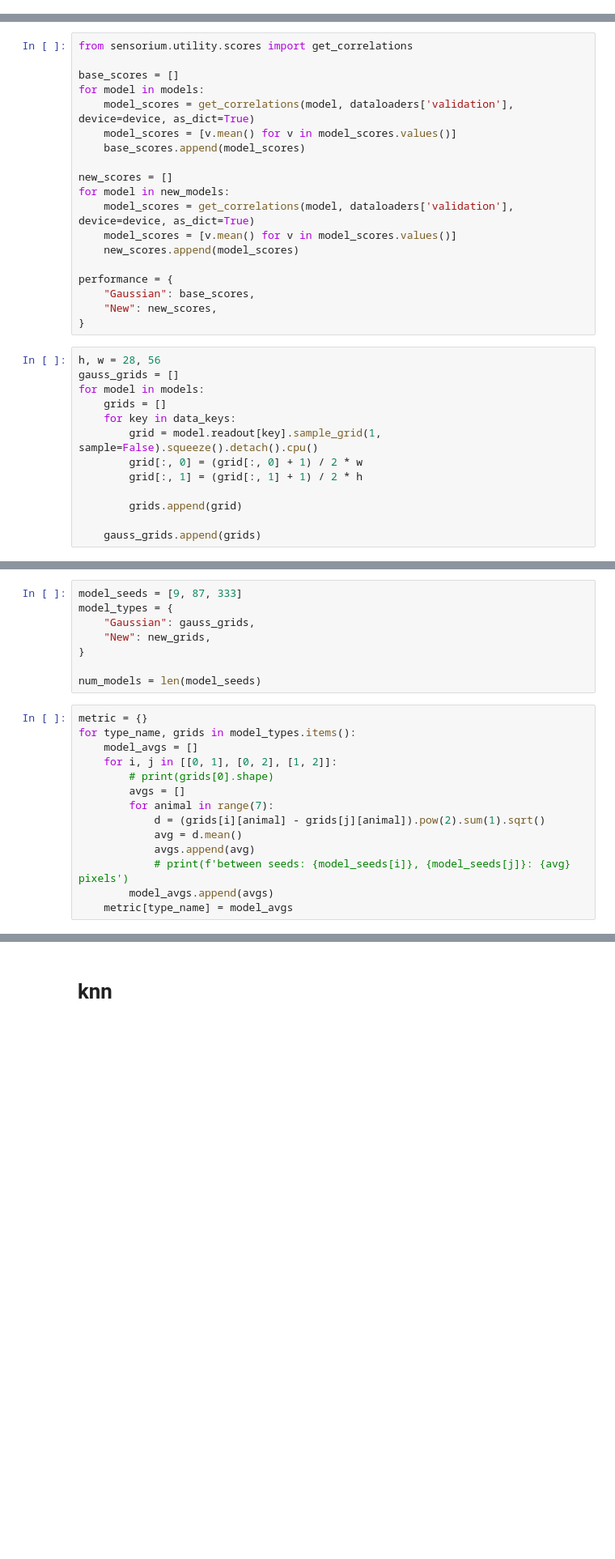
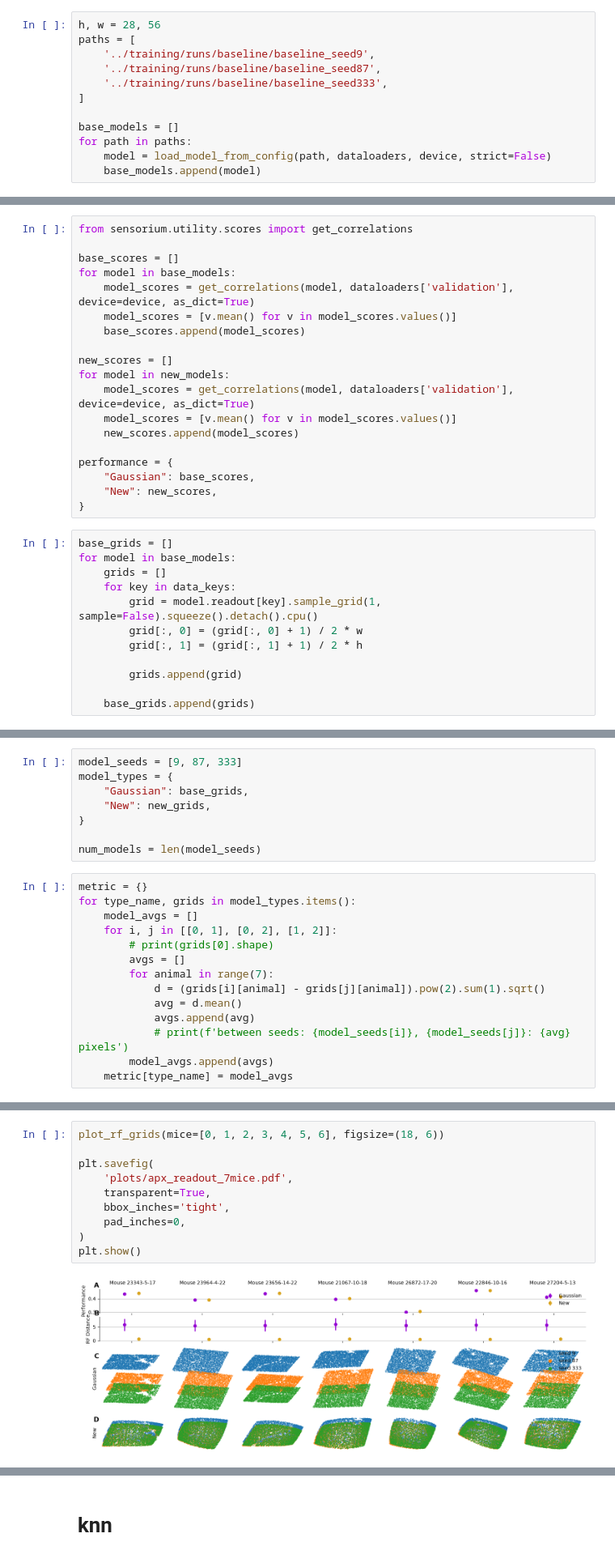
Before and after one commit to NathanSoeding/sensorium, a Jupyter notebook: analysis/paper_plots.ipynb, the cells around one changed output, grey strips where cells are left out. Shown at 81% size. Cells and saved outputs as stored; diff of their text form; blank space fills up the shorter version.

```diff
--- a/analysis/paper_plots.ipynb
+++ b/analysis/paper_plots.ipynb
@@ -420,0 +410,12 @@ plt.show()
+# %%
+h, w = 28, 56
+paths = [
+    '../training/runs/baseline/baseline_seed9',
+    '../training/runs/baseline/baseline_seed87',
+    '../training/runs/baseline/baseline_seed333',
+]
+
+base_models = []
+for path in paths:
+    model = load_model_from_config(path, dataloaders, device, strict=False)
+    base_models.append(model)
@@ -437,7 +442,7 @@ Passed `batch_norm_scale` as an iterable, ignoring `final_batchnorm_scale`.
 from sensorium.utility.scores import get_correlations
 
 base_scores = []
-for model in models:
+for model in base_models:
     model_scores = get_correlations(model, dataloaders['validation'], device=device, as_dict=True)
     model_scores = [v.mean() for v in model_scores.values()]
     base_scores.append(model_scores)
@@ -453,9 +458,8 @@ performance = {
     "New": new_scores,
 }
 # %%
-h, w = 28, 56
-gauss_grids = []
-for model in models:
+base_grids = []
+for model in base_models:
     grids = []
     for key in data_keys:
         grid = model.readout[key].sample_grid(1, sample=False).squeeze().detach().cpu()
@@ -464,7 +468,7 @@ for model in models:
 
         grids.append(grid)
 
-    gauss_grids.append(grids)
+    base_grids.append(grids)
 # %%
 new_grids = []
 for model in new_models:
@@ -488,7 +492,7 @@ for model in new_models:
 # %%
 model_seeds = [9, 87, 333]
 model_types = {
-    "Gaussian": gauss_grids,
+    "Gaussian": base_grids,
     "New": new_grids,
 }
 
@@ -676,0 +686,12 @@ plt.show()
+# %%
+plot_rf_grids(mice=[0, 1, 2, 3, 4, 5, 6], figsize=(18, 6))
+
+plt.savefig(
+    'plots/apx_readout_7mice.pdf',
+    transparent=True,
+    bbox_inches='tight',
+    pad_inches=0,
+)
+plt.show()
+# %% [output]
+[figure, added]
```
Also changed, not shown: parts of 39 cells of this notebook, 3 other files.
